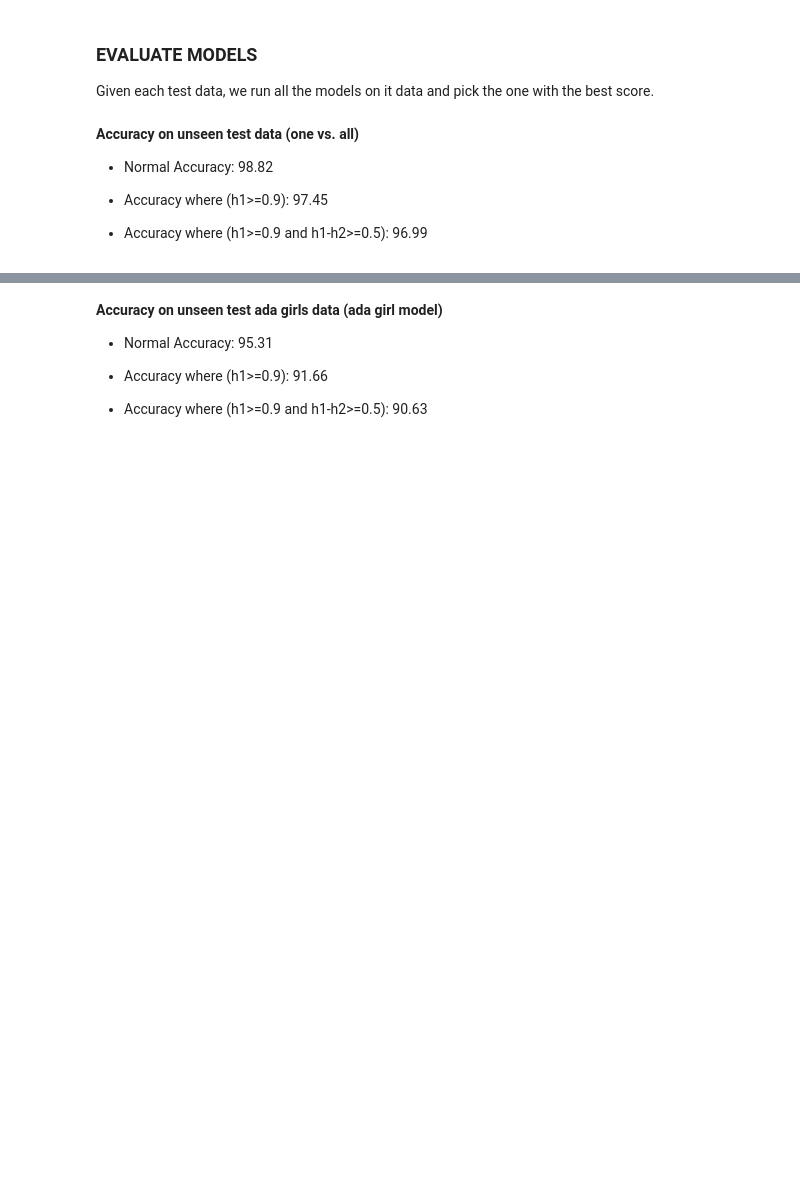
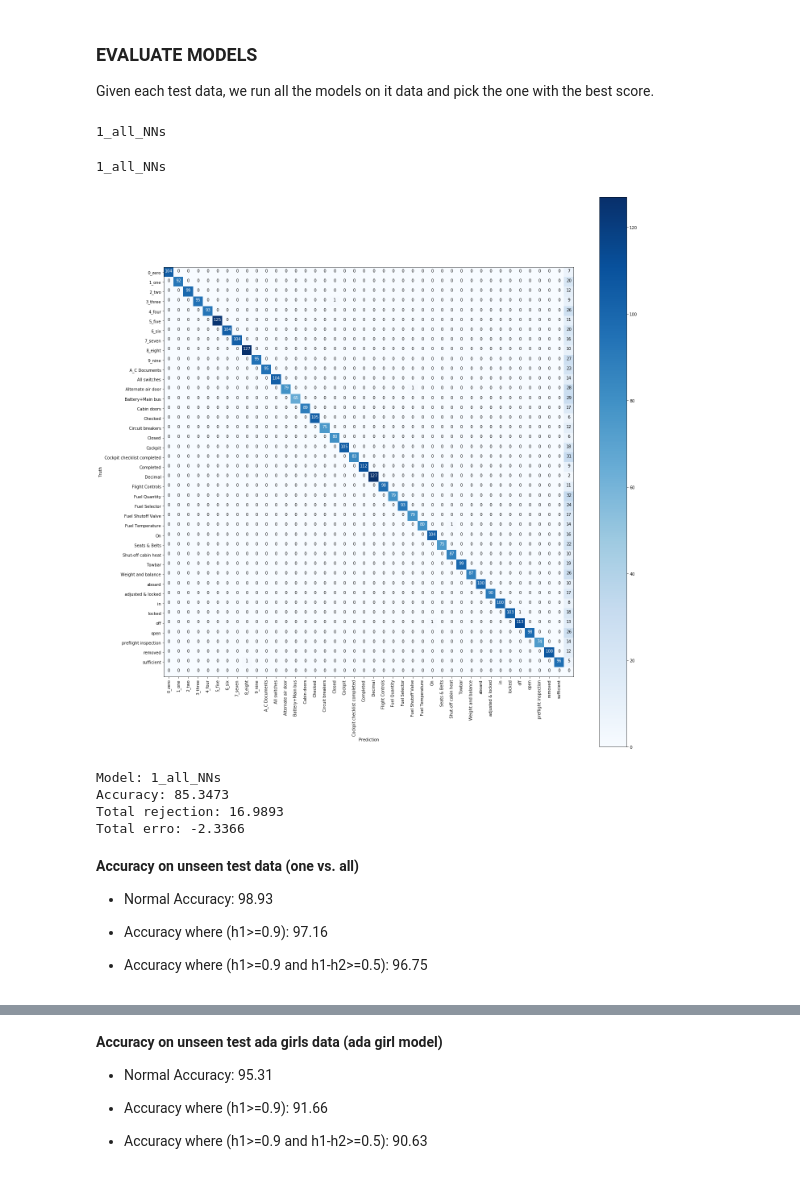
Before and after one commit to anaramirli/Single-Word-ASR, a Jupyter notebook: src/models/One-vs-All NN speech recognition.ipynb, the cells around one changed output, grey strips where cells are left out. Drawn from its saved outputs; the diff is of its cells as text; code cells hidden in the pictures; blank space fills up the shorter version.

```diff
--- a/src/models/One-vs-All NN speech recognition.ipynb
+++ b/src/models/One-vs-All NN speech recognition.ipynb
@@ -407,8 +379,73 @@ print('Overall unseen test accuracy: %.4f percent' % overall_acc)
+# %%
+eval_model_dir = dict()
+
+for model in model_grid:
+    print(model['model_name'])
+
+    # initialize evaluate model
+    evaluate = EvaluateModel(model['model_name'], model['api_name'], model['model_type'], model['model_path'], model['scaler_path'], model['dict_path'], class_size=41)
+    # get model
+    evaluate.models = evaluate.get_models()
+    # append model to dict
+    eval_model_dir[model['model_name']] = evaluate
+
+    del evaluate
+# %% [output]
+1_all_NNs
+# %%
+import json
+
+class_size=41
+
+# get label dict
+with open('dict41.txt', encoding='utf-8') as data_file:
+    data = json.loads(data_file.read())
+
+# get labels by order
+label = [data[str(i)] for i in range(class_size)]
+# %%
+result_l = []
+rejection_l =[]
+total_rejection_l =[]
+
+
+for i, model_g in enumerate(model_grid):
+
+    # get model
+    model = eval_model_dir[model_g['model_name']]
+    # get prediction results
+    result, predicted_labels = model.calculate_res(model.models, h1=0.9, h2=0.5, X_test=X_test, target=y_test)
+    # calculate confussion matrics
+    conf_matric = model.calculate_conf_mat(target=y_test, predicted_labels=predicted_labels)
+    # get rejection values
+    rejection, total_rejection = model.get_rejection_ratio(conf_matric)
+
+    result_l.append(result)
+    rejection_l.append(rejection)
+    total_rejection_l.append(total_rejection)
+
+    print(model_g['model_name'])
+    # plot conffusion matrics
+    plot_confusion_matrix(conf_matric, label, 'Prediction', 'Truth', normalize=False)
+# %% [output]
+1_all_NNs
+[figure, added]
+# %%
+for i in range(len(result_l)):
+    print("Model: " + model_grid[i]['model_name'])
+    print("Accuracy: %.4f" % (np.mean(result_l[i])*100))
+    print("Total rejection: %.4f" %(total_rejection_l[i]*100))
+    print("Total erro: %.4f\n" %(100-np.mean(result_l[i])*100-total_rejection_l[i]*100))
+# %% [output]
+Model: 1_all_NNs
+Accuracy: 85.3473
+Total rejection: 16.9893
+Total erro: -2.3366
 # %% [markdown]
 **Accuracy on unseen test data (one vs. all)**
 
-* Normal Accuracy: 98.82
+* Normal Accuracy: 98.93
 
-* Accuracy where (h1>=0.9): 97.45
+* Accuracy where (h1>=0.9): 97.16
 
-* Accuracy where (h1>=0.9 and h1-h2>=0.5): 96.99
+* Accuracy where (h1>=0.9 and h1-h2>=0.5): 96.75
```
Also changed, not shown: parts of 17 cells of this notebook, 9 other files.
